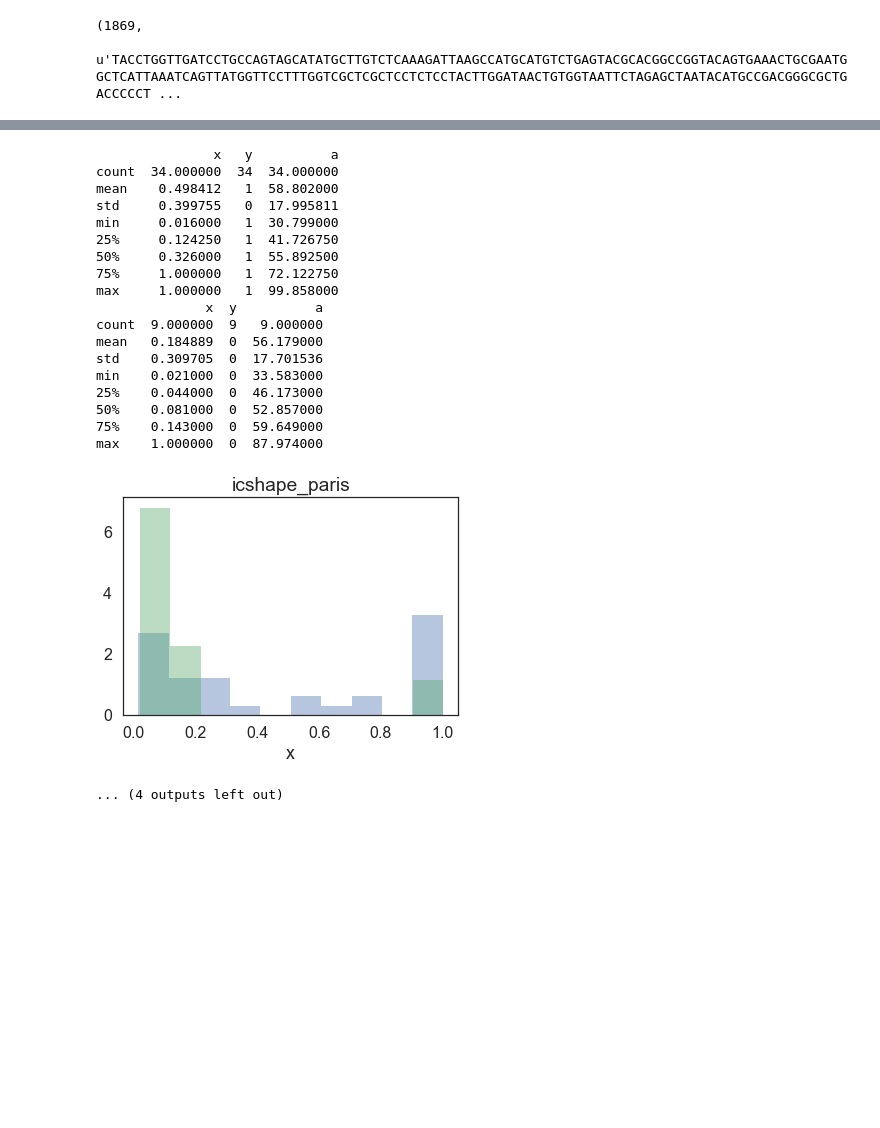
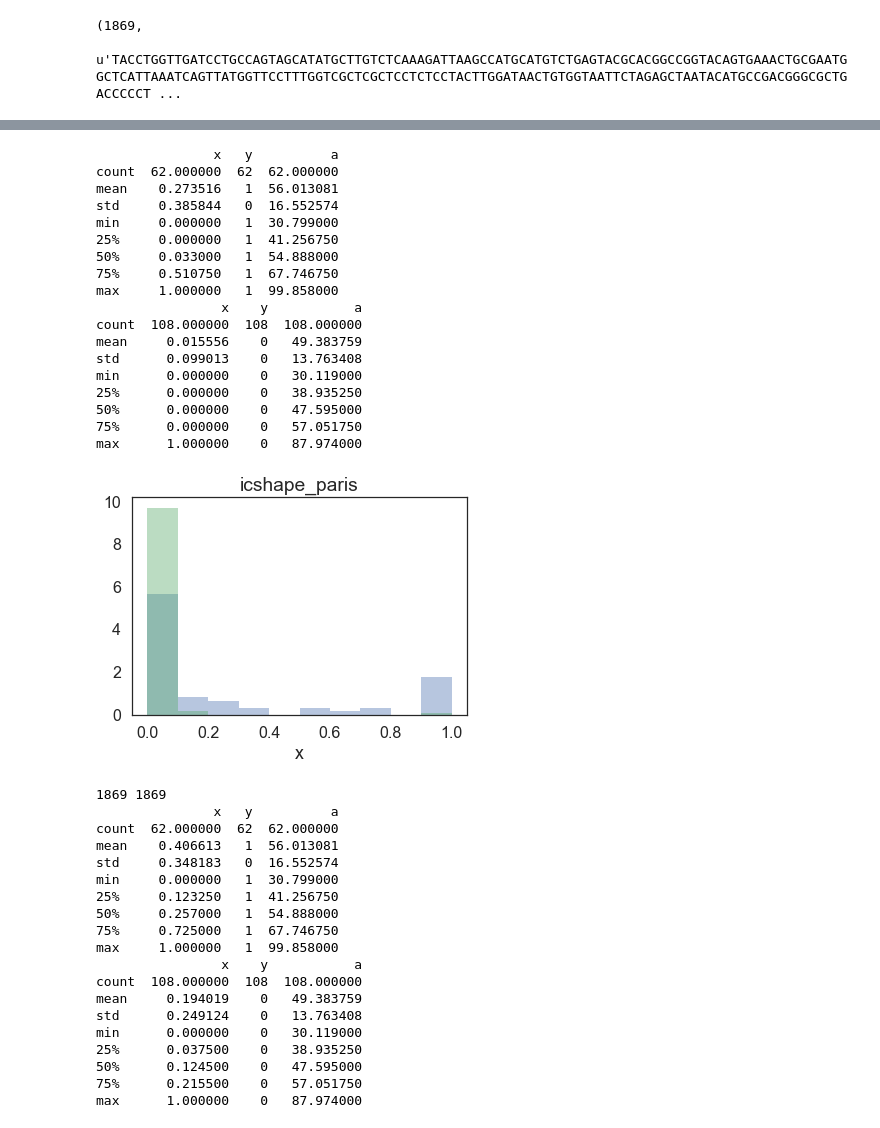
Before and after one commit to XingyangQian/KS_test, a Jupyter notebook: scripts/AUC/meiling_roc.ipynb, the cells around one changed output, grey strips where cells are left out. Cells and saved outputs as stored; diff of their text form; code cells hidden in the pictures; blank space fills up the shorter version.

```diff
--- a/scripts/AUC/meiling_roc.ipynb
+++ b/scripts/AUC/meiling_roc.ipynb
@@ -44,12 +44,12 @@ score_125_ext70 = pd.read_csv('./ml/score.NAIN3-125-r1.ex70.T2t200.18s.list',hea
 score_125_ext150 = pd.read_csv('./ml/score.NAIN3-125-r1.ex150.T2t200.18s.list',header=None,names=['x'])
 icshape_paris = pd.read_csv('./ml/invivo.icSHAPE.18s.na.list',header=None,names=['x'])
 #score_paris = pd.read_csv('../score.invivo.target.rRNA.t200.18S.na.list',header=None,names=['x'])
-icshape_sl_cy = pd.read_csv('./ml/icSHAPE.1.18s.na.list',header=None,names=['x'])
+# icshape_sl_cy = pd.read_csv('./ml/icSHAPE.1.18s.na.list',header=None,names=['x'])
 standard = pd.read_csv('./ml/18S_human.bcolor',header=None,names=['x'])
 accessibility = read_table('./ml/18s_o2_sasa.sort.txt',header=None)
 #standard = pd.read_csv('../../human_18s_con.ct',header=None,sep='\t')[2]
 #flist = ['icshape_25','ml_125','ml_25','ml_125_t500','ml_125_t700','icshape_paris','icshape_sl']
-X_test = [icshape_125,score_125,score_125_t500,score_125_ext70,score_125_ext150,icshape_paris,icshape_sl_cy, kethoxal_df]
+X_test = [icshape_125,score_125,score_125_t500,score_125_ext70,score_125_ext150,icshape_paris, kethoxal_df]
 y = standard
 accessibility.columns = ['a','b','c']
 #accessibility['a']
@@ -70,7 +70,7 @@ len(fa_dict['18S']), fa_dict['18S'][0:]
 # %%
 #fpr1,tpr1,_ = roc_curve(y, X1)
 #roc_auc1 = auc(fpr1, tpr1)
-filelist =['icshape_125','score_125','score_125_t500','score_125_ext70','score_125_ext150','icshape_paris','icshape_sl_cy', 'kethoxal']
+filelist =['icshape_125','score_125','score_125_t500','score_125_ext70','score_125_ext150','icshape_paris', 'kethoxal']
 
 fpr_list = []
 tpr_list = []
@@ -87,8 +87,8 @@ for i in range(len(X_test)):
     X_clean = X_test[i].dropna()
     X_select = X_clean[X_clean.a>=30]
     #X_select = X_select[X_select['y']!=0.5]
-    X_select = X_select[X_select['x']>=0.01 ]
-    if filelist[i] == 'kethoxal':
+    X_select = X_select[X_select['x']>=0 ]
+    if filelist[i] == 'kethoxal00':
         X_select = X_select[X_select['base'] == 'G' ]
     #print(X_select['y'])
     #fpr,tpr,_ = roc_curve(X_clean['y'],X_clean['x'])
@@ -175,48 +175,66 @@ max     1.000000   1  99.858000
 count  108.000000  108  108.000000
 mean     0.109395    0   49.383759
 std      0.162809    0   13.763408
 min      0.012305    0   30.119000
 25%      0.021844    0   38.935250
 50%      0.058225    0   47.595000
 75%      0.136421    0   57.051750
 max      1.000000    0   87.974000
 [figure]
                x   y          a
 count  62.000000  62  62.000000
 mean    0.373594   1  56.013081
 std     0.367819   0  16.552574
 min     0.013805   1  30.799000
 25%     0.098201   1  41.256750
 50%     0.199699   1  54.888000
 75%     0.507797   1  67.746750
 max     1.000000   1  99.858000
                 x    y           a
 count  108.000000  108  108.000000
 mean     0.102652    0   49.383759
 std      0.150402    0   13.763408
 min      0.013805    0   30.119000
 25%      0.024602    0   38.935250
 50%      0.052574    0   47.595000
 75%      0.124058    0   57.051750
 max      1.000000    0   87.974000
 [figure]
                x   y          a
-count  34.000000  34  34.000000
-mean    0.498412   1  58.802000
-std     0.399755   0  17.995811
-min     0.016000   1  30.799000
-25%     0.124250   1  41.726750
-50%     0.326000   1  55.892500
-75%     1.000000   1  72.122750
+count  62.000000  62  62.000000
+mean    0.273516   1  56.013081
+std     0.385844   0  16.552574
+min     0.000000   1  30.799000
+25%     0.000000   1  41.256750
+50%     0.033000   1  54.888000
+75%     0.510750   1  67.746750
 max     1.000000   1  99.858000
-              x  y          a
-count  9.000000  9   9.000000
-mean   0.184889  0  56.179000
-std    0.309705  0  17.701536
-min    0.021000  0  33.583000
-25%    0.044000  0  46.173000
-50%    0.081000  0  52.857000
-75%    0.143000  0  59.649000
-max    1.000000  0  87.974000
+                x    y           a
+count  108.000000  108  108.000000
+mean     0.015556    0   49.383759
+std      0.099013    0   13.763408
+min      0.000000    0   30.119000
+25%      0.000000    0   38.935250
+50%      0.000000    0   47.595000
+75%      0.000000    0   57.051750
+max      1.000000    0   87.974000
-[figure, old version]
+[figure, new version]
-... (4 outputs left out)
+1869 1869
+               x   y          a
+count  62.000000  62  62.000000
+mean    0.406613   1  56.013081
+std     0.348183   0  16.552574
+min     0.000000   1  30.799000
+25%     0.123250   1  41.256750
+50%     0.257000   1  54.888000
+75%     0.725000   1  67.746750
+max     1.000000   1  99.858000
+                x    y           a
+count  108.000000  108  108.000000
+mean     0.194019    0   49.383759
+std      0.249124    0   13.763408
+min      0.000000    0   30.119000
+25%      0.037500    0   38.935250
+50%      0.124500    0   47.595000
+75%      0.215500    0   57.051750
+max      1.000000    0   87.974000
```
Also changed, not shown: parts of 2 cells of this notebook, 2 other files.
